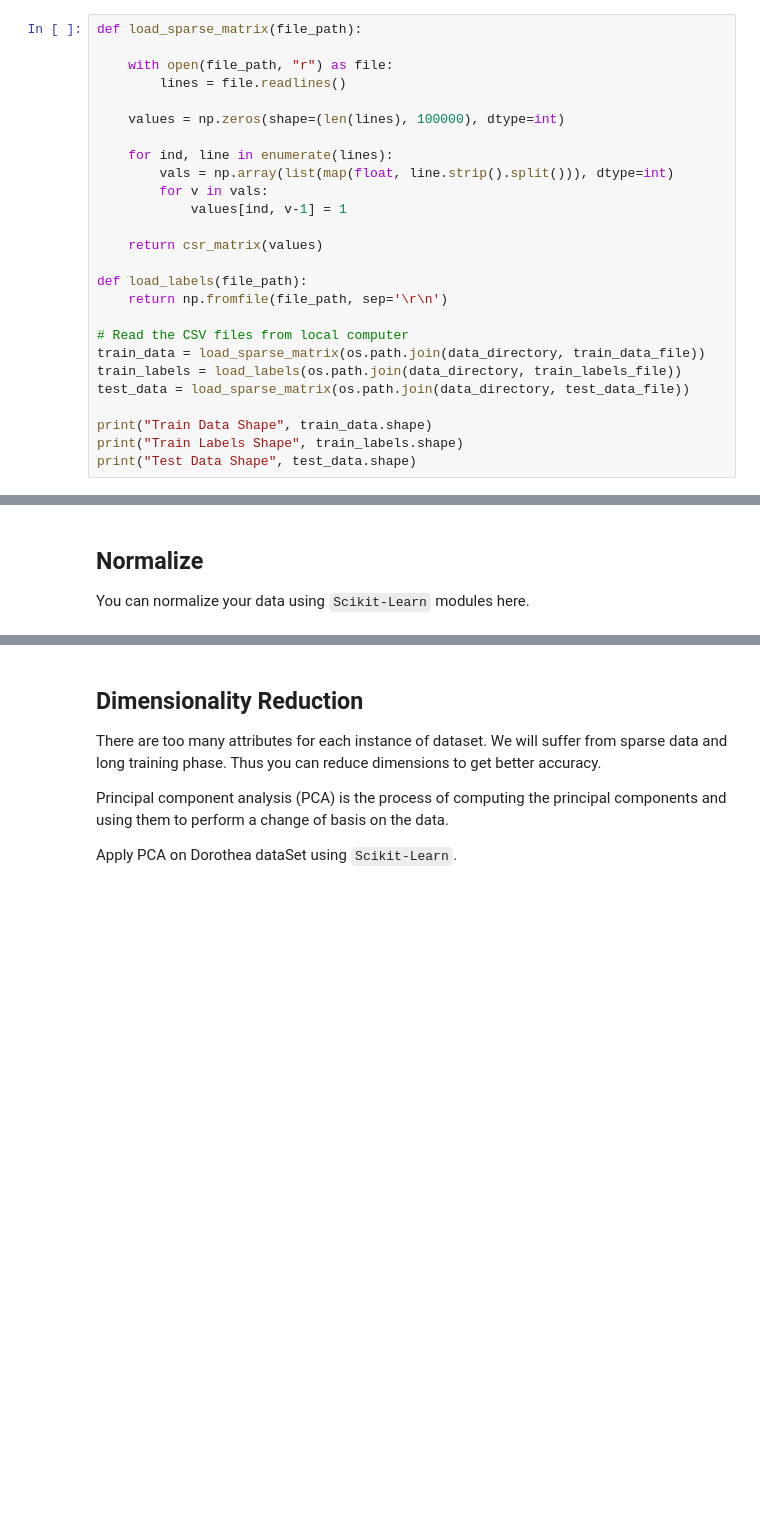
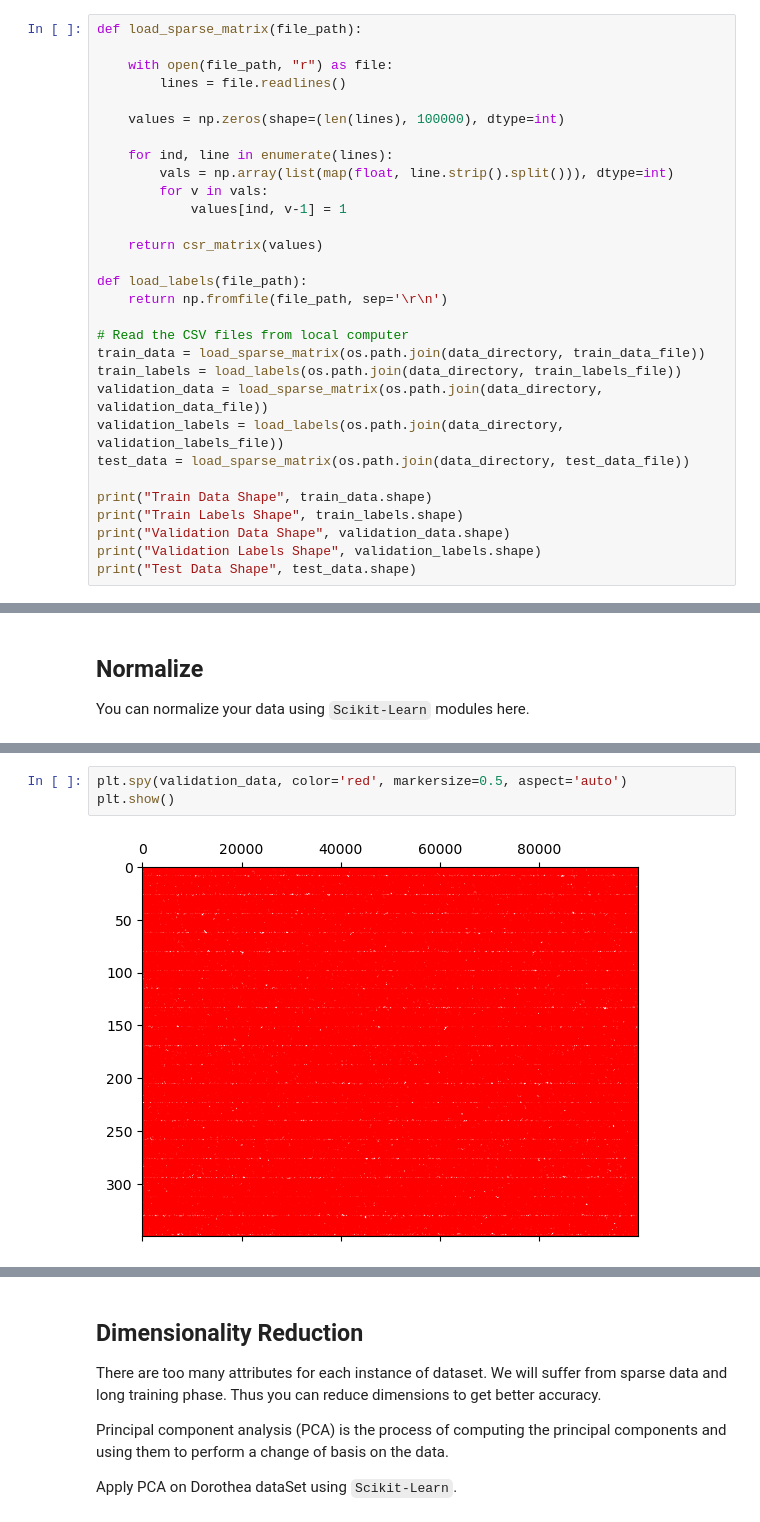
Before and after one commit to jrazi/machine-learning-bioinformatics-assignments-spring-2023, a Jupyter notebook: A3/HW3_MLforBio_Practical/HW3_MLforBio_MLP.ipynb, the cells around one changed output, grey strips where cells are left out. Drawn from its saved outputs; the diff is of its cells as text; blank space fills up the shorter version.

```diff
--- a/A3/HW3_MLforBio_Practical/HW3_MLforBio_MLP.ipynb
+++ b/A3/HW3_MLforBio_Practical/HW3_MLforBio_MLP.ipynb
@@ -95,10 +100,14 @@ def load_labels(file_path):
 # Read the CSV files from local computer
 train_data = load_sparse_matrix(os.path.join(data_directory, train_data_file))
 train_labels = load_labels(os.path.join(data_directory, train_labels_file))
+validation_data = load_sparse_matrix(os.path.join(data_directory, validation_data_file))
+validation_labels = load_labels(os.path.join(data_directory, validation_labels_file))
 test_data = load_sparse_matrix(os.path.join(data_directory, test_data_file))
 
 print("Train Data Shape", train_data.shape)
 print("Train Labels Shape", train_labels.shape)
+print("Validation Data Shape", validation_data.shape)
+print("Validation Labels Shape", validation_labels.shape)
 print("Test Data Shape", test_data.shape)
 # %% [output]
 Train Data Shape (800, 100000)
@@ -111,0 +157,5 @@ You can normalize your data using <code>Scikit-Learn</code> modules here.
+# %%
+plt.spy(validation_data, color='red', markersize=0.5, aspect='auto')
+plt.show()
+# %% [output]
+[figure, added]
```
Also changed, not shown: parts of 22 cells of this notebook, 2 other files.
